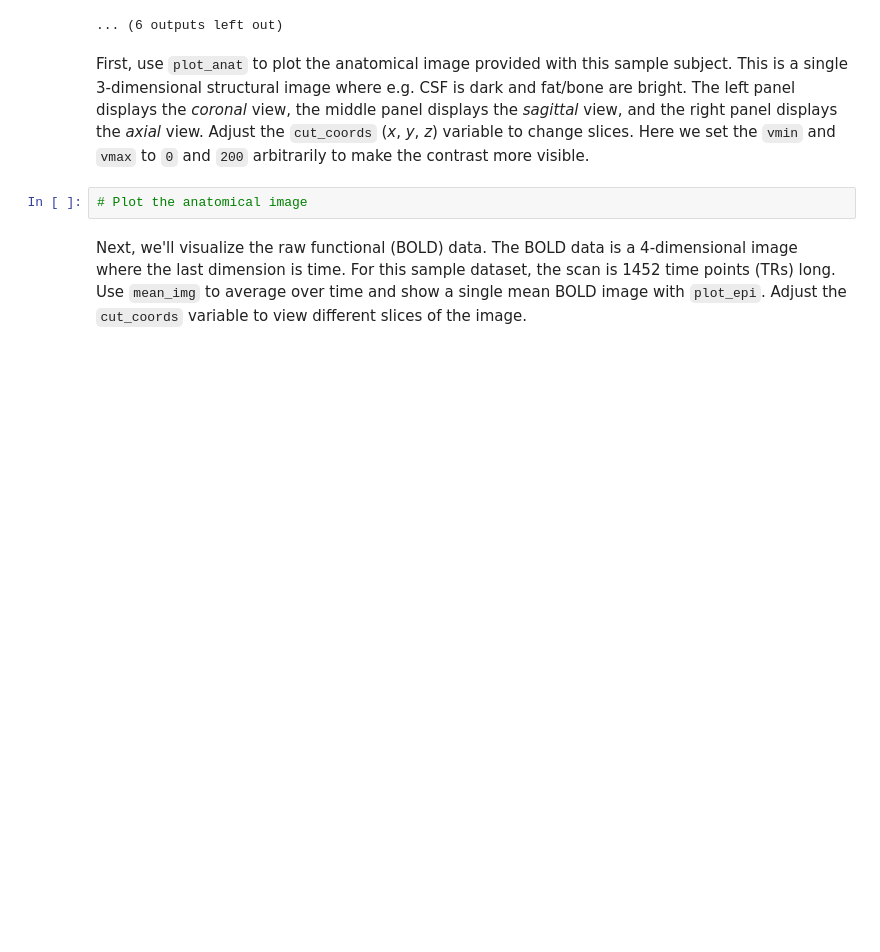
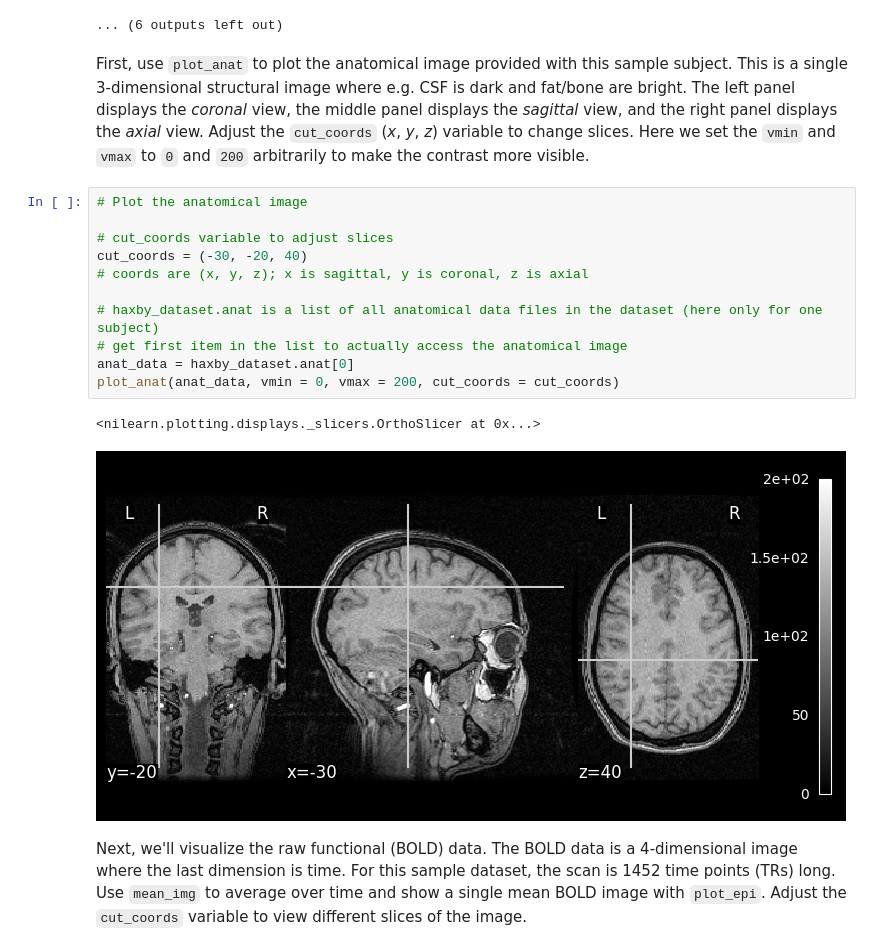
Before and after one commit to biancasanti/neu502b-2026, a Jupyter notebook: fmri-1/fmri-1-visualization.ipynb, the cells around one changed output. Drawn from its saved outputs; the diff is of its cells as text; blank space fills up the shorter version.

```diff
--- a/fmri-1/fmri-1-visualization.ipynb
+++ b/fmri-1/fmri-1-visualization.ipynb
@@ -44,6 +44,18 @@ http://data.pymvpa.org/datasets/haxby2001/subj2-2010.01.14.tar.gz ...
 First, use `plot_anat` to plot the anatomical image provided with this sample subject. This is a single 3-dimensional structural image where e.g. CSF is dark and fat/bone are bright. The left panel displays the *coronal* view, the middle panel displays the *sagittal* view, and the right panel displays the *axial* view. Adjust the `cut_coords` (*x*, *y*, *z*) variable to change slices. Here we set the `vmin` and `vmax` to `0` and `200` arbitrarily to make the contrast more visible.
 # %%
 # Plot the anatomical image
+
+# cut_coords variable to adjust slices
+cut_coords = (-30, -20, 40)
+# coords are (x, y, z); x is sagittal, y is coronal, z is axial
+
+# haxby_dataset.anat is a list of all anatomical data files in the dataset (here only for one subject)
+# get first item in the list to actually access the anatomical image
+anat_data = haxby_dataset.anat[0]
+plot_anat(anat_data, vmin = 0, vmax = 200, cut_coords = cut_coords)
+# %% [output]
+<nilearn.plotting.displays._slicers.OrthoSlicer at 0x...>
+[figure, added]
 # %% [markdown]
 Next, we'll visualize the raw functional (BOLD) data. The BOLD data is a 4-dimensional image where the last dimension is time. For this sample dataset, the scan is 1452 time points (TRs) long. Use `mean_img` to average over time and show a single mean BOLD image with `plot_epi`. Adjust the `cut_coords` variable to view different slices of the image.
 # %%
```
Also changed, not shown: parts of 13 cells of this notebook.
